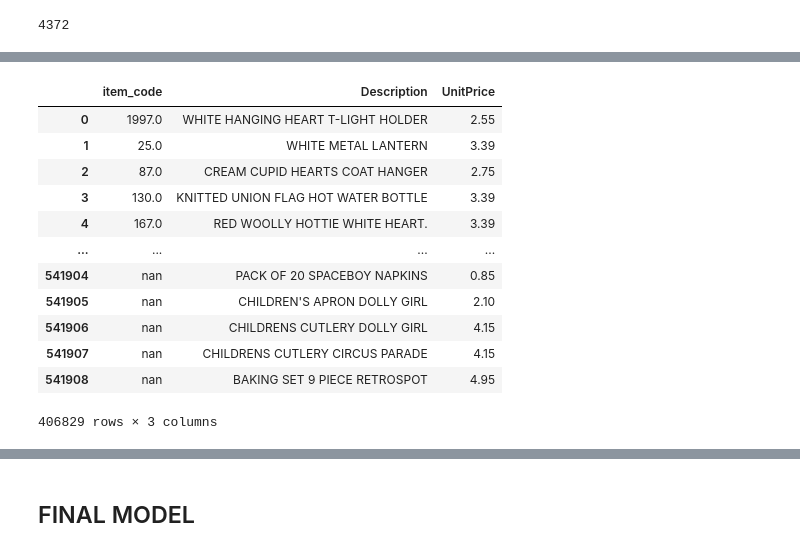
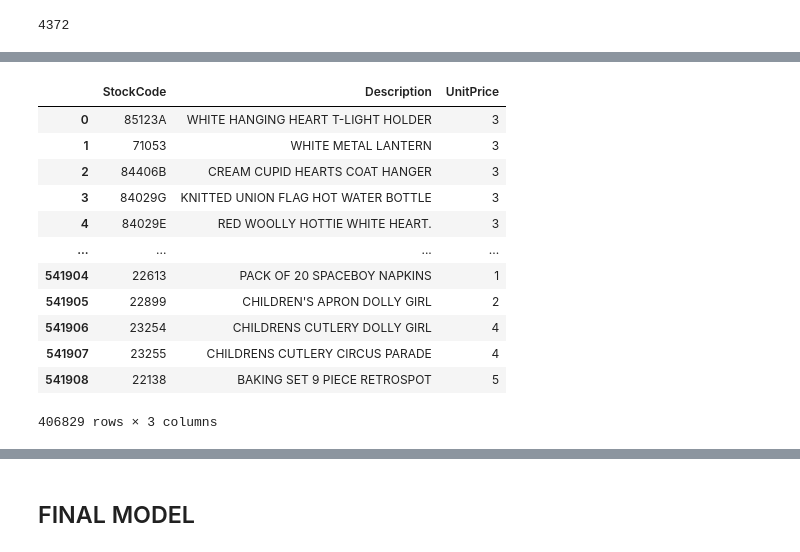
Before and after one commit to Swapnil-Damate/Upselling-and-cross-selling-, a Jupyter notebook: Crossselling_Upselling_OnlineRetail.ipynb, the cells around one changed output, grey strips where cells are left out. Saved outputs shown, nothing was run; the diff lists cells and outputs as text; code cells hidden in the pictures.

```diff
--- a/Crossselling_Upselling_OnlineRetail.ipynb
+++ b/Crossselling_Upselling_OnlineRetail.ipynb
@@ -471,6 +639,0 @@ df
-# %%
-#swapnil
-recData = recData.dropna()
-df['item_code'] = recData['item_code']
-df['item_code'] = df['item_code']
-pd.options.display.float_format = '{:,.0f}'.format
@@ -525,23 +670,18 @@ X.shape
 # %%
-#products = df[["StockCode", "Description","UnitPrice"]].copy()
-#products
+products = df[["StockCode", "Description","UnitPrice"]].copy()
+products
+# %% [output]
+|  | StockCode | Description | UnitPrice |
+| 0 | 85123A | WHITE HANGING HEART T-LIGHT HOLDER | 3 |
+| 1 | 71053 | WHITE METAL LANTERN | 3 |
+| 2 | 84406B | CREAM CUPID HEARTS COAT HANGER | 3 |
+| 3 | 84029G | KNITTED UNION FLAG HOT WATER BOTTLE | 3 |
+| 4 | 84029E | RED WOOLLY HOTTIE WHITE HEART. | 3 |
+| ... | ... | ... | ... |
+| 541904 | 22613 | PACK OF 20 SPACEBOY NAPKINS | 1 |
+| 541905 | 22899 | CHILDREN'S APRON DOLLY GIRL | 2 |
+| 541906 | 23254 | CHILDRENS CUTLERY DOLLY GIRL | 4 |
+| 541907 | 23255 | CHILDRENS CUTLERY CIRCUS PARADE | 4 |
+| 541908 | 22138 | BAKING SET 9 PIECE RETROSPOT | 5 |
+406829 rows × 3 columns
-# %%
-#swapnil
-products = df[["item_code", "Description","UnitPrice"]].copy()
-products =products.dropna()
-products
-# %% [output]
-|  | item_code | Description | UnitPrice |
-| 0 | 1997.0 | WHITE HANGING HEART T-LIGHT HOLDER | 2.55 |
-| 1 | 25.0 | WHITE METAL LANTERN | 3.39 |
-| 2 | 87.0 | CREAM CUPID HEARTS COAT HANGER | 2.75 |
-| 3 | 130.0 | KNITTED UNION FLAG HOT WATER BOTTLE | 3.39 |
-| 4 | 167.0 | RED WOOLLY HOTTIE WHITE HEART. | 3.39 |
-| ... | ... | ... | ... |
-| 541904 | nan | PACK OF 20 SPACEBOY NAPKINS | 0.85 |
-| 541905 | nan | CHILDREN'S APRON DOLLY GIRL | 2.10 |
-| 541906 | nan | CHILDRENS CUTLERY DOLLY GIRL | 4.15 |
-| 541907 | nan | CHILDRENS CUTLERY CIRCUS PARADE | 4.15 |
-| 541908 | nan | BAKING SET 9 PIECE RETROSPOT | 4.95 |
-406829 rows × 3 columns
 # %%
```
Also changed, not shown: parts of 78 cells of this notebook.
